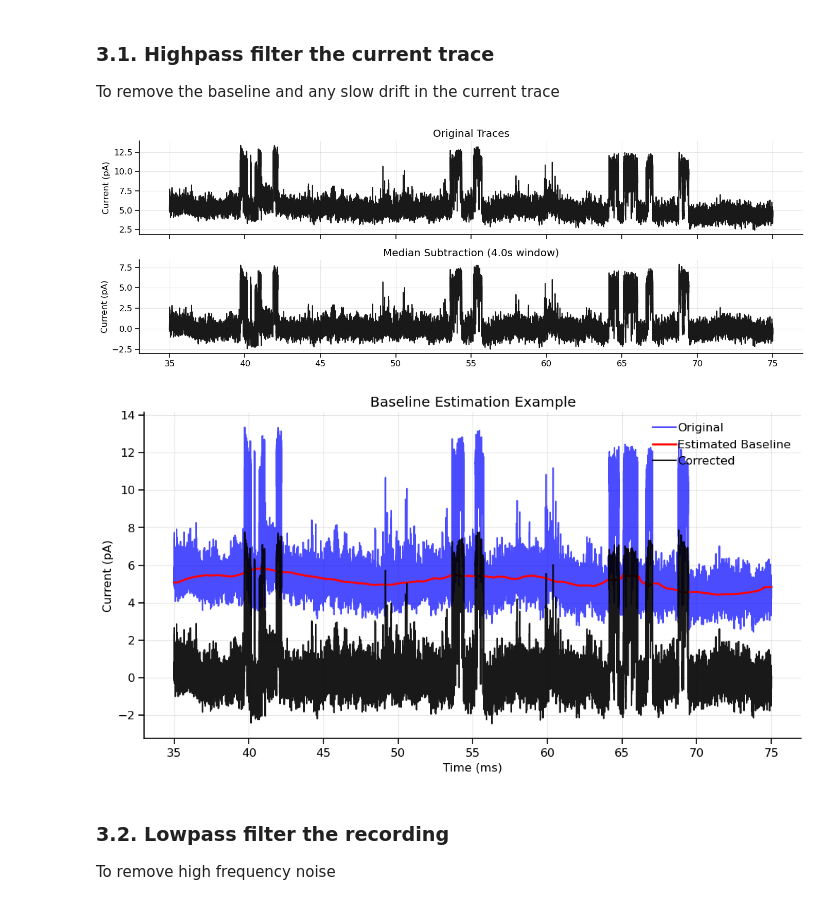
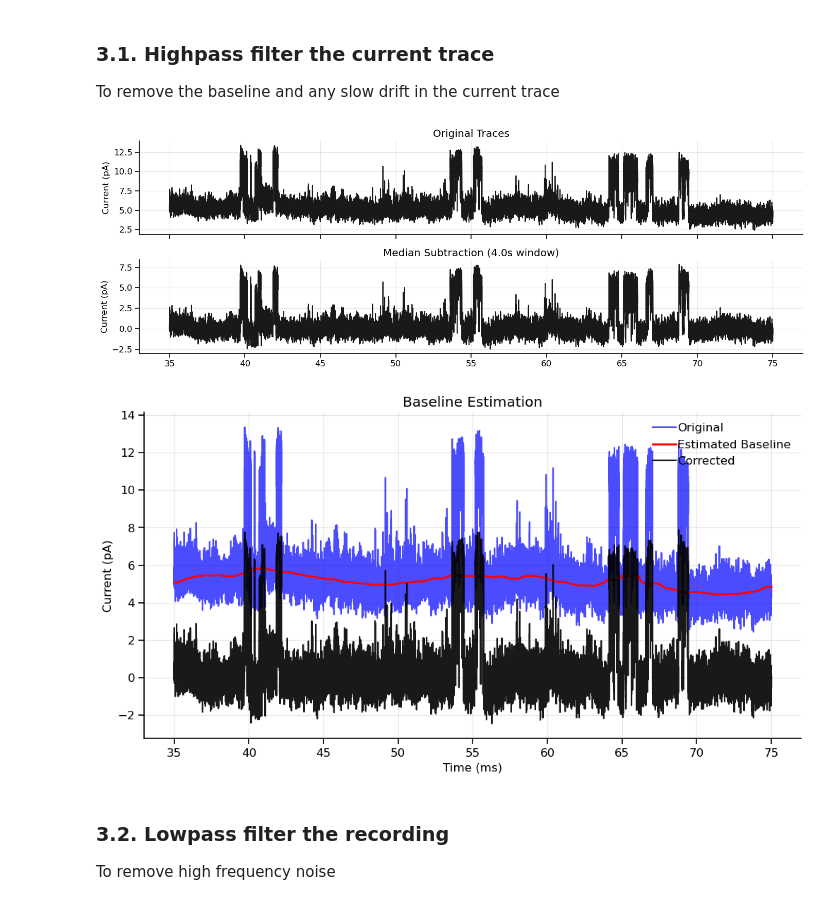
Before and after one commit to argalloni/CSHL_IonChannels2025, a Jupyter notebook: Analysis 9 - Single channels.ipynb, the cells around one changed output. Cells and saved outputs as stored; diff of their text form; code cells hidden in the pictures.

```diff
--- a/Analysis 9 - Single channels.ipynb
+++ b/Analysis 9 - Single channels.ipynb
@@ -89,35 +84,35 @@ window_size_ms = 4000
 corrected_median, baseline_median = baseline_correction(current_traces, sampling_freq, method='median_subtraction', window_ms=window_size_ms)
 
 
 # ---------------------------------------------------------------------------------------------------------------
 # Plot comparison
 fig, axes = plt.subplots(2, 1, figsize=(14, 5), sharex=True)
 axes[0].plot(time, current_traces.T, alpha=0.9, color='black')
 axes[0].set_ylabel('Current (pA)')
 axes[0].set_title('Original Traces')
 axes[0].grid(True, alpha=0.3)
 axes[1].plot(time, corrected_median.T, alpha=0.9, color='black')
 axes[1].set_ylabel('Current (pA)')
 axes[1].set_title(f'Median Subtraction ({window_size_ms/1000}s window)')
 axes[1].grid(True, alpha=0.3)
 plt.tight_layout()
 plt.show()
 
 # Show baseline estimation for median method
 fig, ax = plt.subplots(figsize=(12, 6))
 trace_idx = 0  # Show first trace
 ax.plot(time, current_traces[trace_idx], 'b-', alpha=0.7, label='Original')
 ax.plot(time, baseline_median[trace_idx], 'r-', linewidth=2, label='Estimated Baseline')
 ax.plot(time, corrected_median[trace_idx], 'k-', alpha=0.9, label='Corrected')
 ax.set_xlabel('Time (ms)')
 ax.set_ylabel('Current (pA)')
-ax.set_title('Baseline Estimation Example')
+ax.set_title('Baseline Estimation')
 ax.legend()
 ax.grid(True, alpha=0.3)
 plt.show()
 # %% [output]
 [figure]
-[figure, old version]
+[figure, new version]
 # %% [markdown]
 ### 3.2. Lowpass filter the recording
 
```
Also changed, not shown: parts of 10 cells of this notebook, 1 other file.
